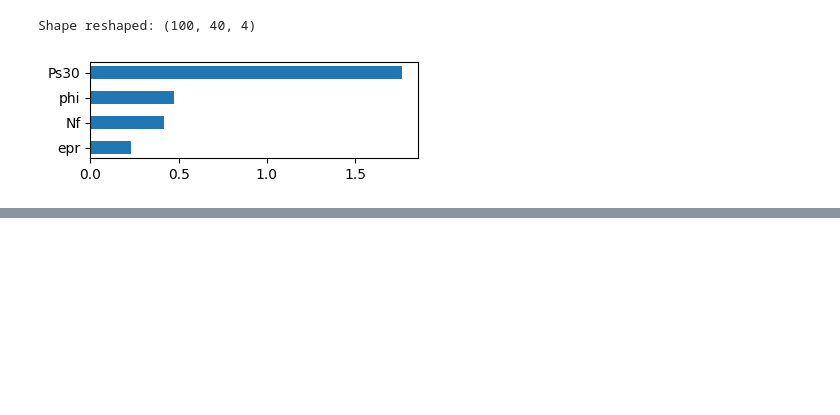
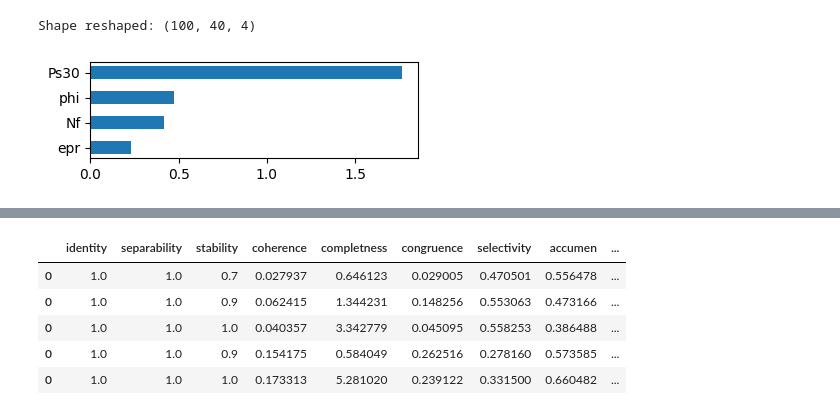
Before and after one commit to laminendao/asmbi, a Jupyter notebook: model_explantionfd002.ipynb, the cells around one changed output, grey strips where cells are left out. Cells and saved outputs as stored; diff of their text form; code cells hidden in the pictures; blank space fills up the shorter version.

Commit message:
explanation

```diff
--- a/model_explantionfd002.ipynb
+++ b/model_explantionfd002.ipynb
@@ -584,0 +587,32 @@ plt.show()
+# %%
+# Function explanation for others
+def get_explainations(data, e, L2X = False) :
+
+    # df diemnsion
+    if L2X==True :
+        X_to_def_col = data[0:1]
+        explanation_test = e.explain(X_to_def_col.reshape((X_to_def_col.shape[0], -1)))
+        num_columns = explanation_test.flatten().shape[0]
+
+    else :
+        explanation_test = e.explain(data[0:1])
+        num_columns = explanation_test.flatten().shape[0]
+
+    # Iniatialisation
+    df_expplanation = pd.DataFrame(columns=[str(i) for i in range(num_columns)])
+
+    # Get explanations
+    for row in range(data.shape[0]) :
+        if L2X==True:
+            X_row = data[row:row+1]
+            explanation = e.explain(X_row.reshape((X_row.shape[0], -1)))
+        else :
+            explanation = e.explain(data[row:row+1])
+        # Add explanation in df_explanation
+        explanation = explanation.flatten()
+        feature_dict = {}
+        for i in range(num_columns) :
+            feature_dict[str(i)] = explanation[i]
+        df_expplanation.loc[len(df_expplanation)] = feature_dict
+
+    return df_expplanation
@@ -584,0 +766,9 @@ plt.show()
+# %%
+df_metrics
+# %% [output]
+|  | identity | separability | stability | coherence | completness | congruence | selectivity | accumen | ... |
+| 0 | 1.0 | 1.0 | 0.7 | 0.027937 | 0.646123 | 0.029005 | 0.470501 | 0.556478 | ... |
+| 0 | 1.0 | 1.0 | 0.9 | 0.062415 | 1.344231 | 0.148256 | 0.553063 | 0.473166 | ... |
+| 0 | 1.0 | 1.0 | 1.0 | 0.040357 | 3.342779 | 0.045095 | 0.558253 | 0.386488 | ... |
+| 0 | 1.0 | 1.0 | 0.9 | 0.154175 | 0.584049 | 0.262516 | 0.278160 | 0.573585 | ... |
+| 0 | 1.0 | 1.0 | 1.0 | 0.173313 | 5.281020 | 0.239122 | 0.331500 | 0.660482 | ... |
```
Also changed, not shown: parts of 19 cells of this notebook, 14 other files.
